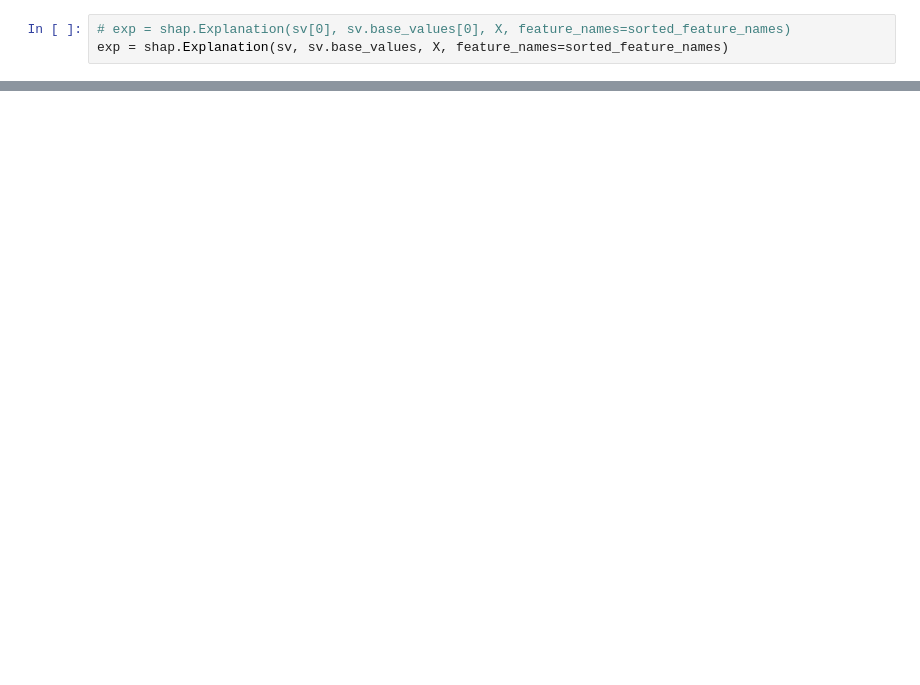
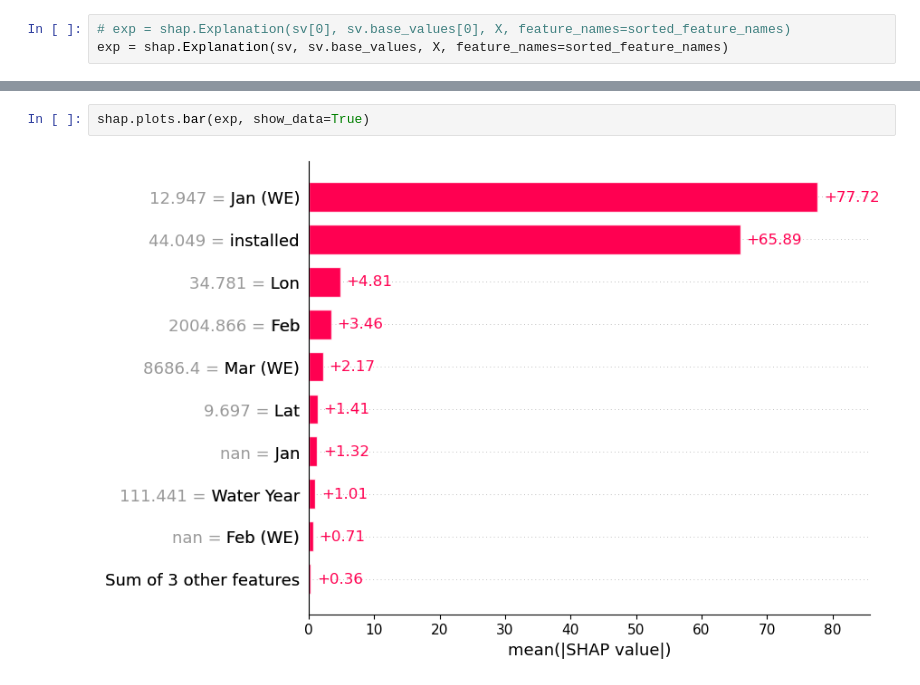
Before and after one commit to aajb99/final_proj_486, a Jupyter notebook: final_mod_rf.ipynb, the cells around one changed output, grey strips where cells are left out. Drawn from its saved outputs; the diff is of its cells as text; blank space fills up the shorter version.

```diff
--- a/final_mod_rf.ipynb
+++ b/final_mod_rf.ipynb
@@ -457,0 +469,4 @@ selected_feature_names = selected_features
+# %%
+shap.plots.bar(exp, show_data=True)
+# %% [output]
+[figure, added]
```
Also changed, not shown: parts of 19 cells of this notebook.
